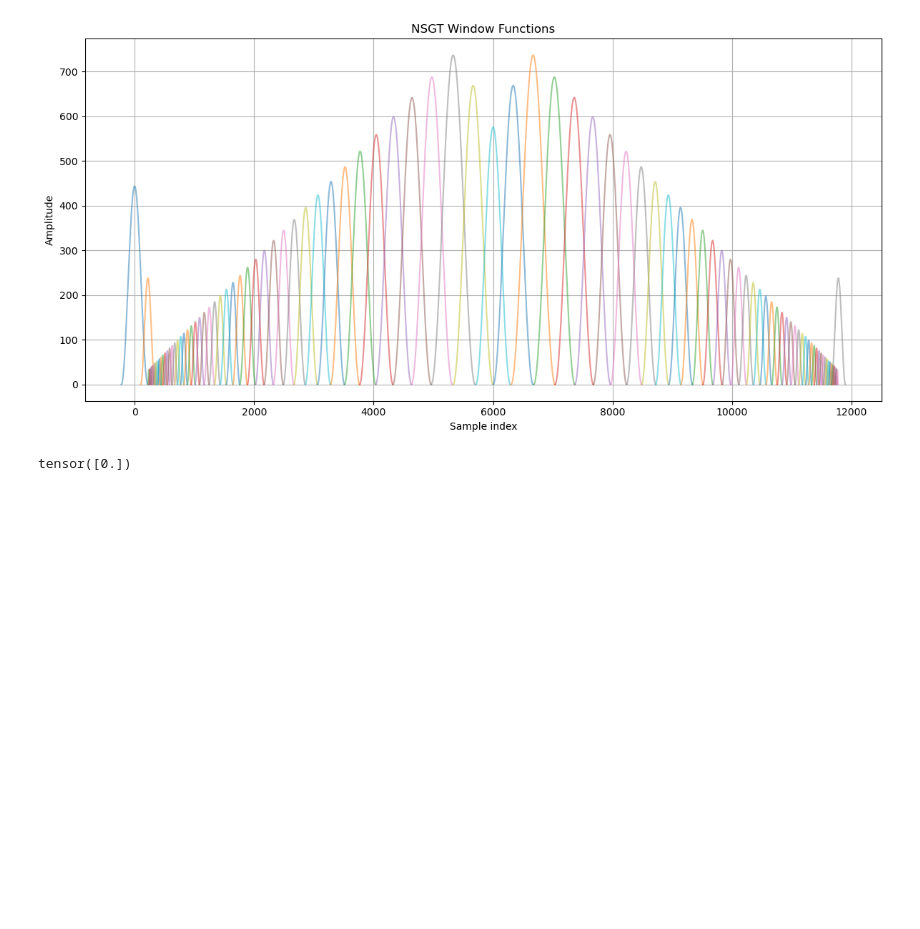
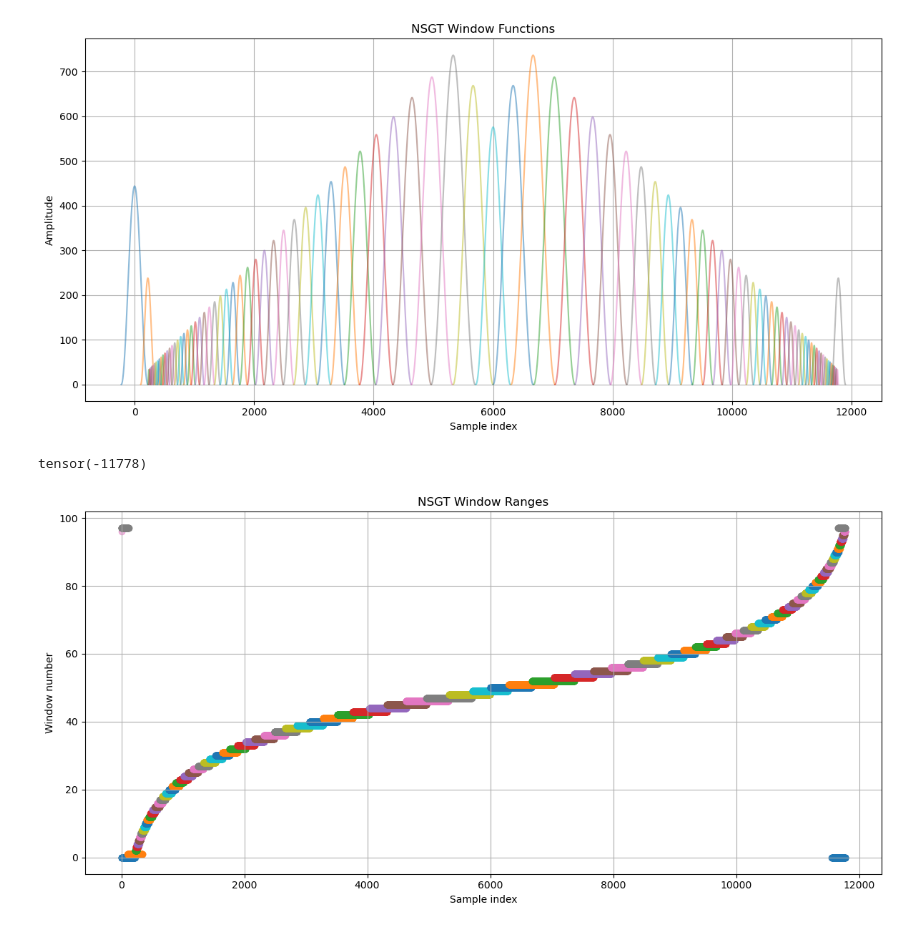
Before and after one commit to tommoED/nsgt-3, a Jupyter notebook: nsgt.ipynb, the cells around one changed output. Drawn from its saved outputs; the diff is of its cells as text; code cells hidden in the pictures; blank space fills up the shorter version.

Commit message:
add sample, progress

```diff
--- a/nsgt.ipynb
+++ b/nsgt.ipynb
@@ -194,15 +194,13 @@ All standard disclaimers apply.
 EXTERNALS : firwin
 """
 
-def nsgfwin(f : Tensor, q: Tensor, sr, Ls, min_win=4, do_warn=True, dtype=torch.float64):
+def nsgfwin(f : Tensor, q: Tensor, sr, Ls, min_win=4, do_warn=True, dtype=torch.float64) -> tuple[list, Tensor, Tensor]:
     """
     f: list of center frequencies
     q: list of Q-factors
     sr: sampling rate
     Ls: length of signal
-    # sliced: if True, use sliced windows, otherwise use non-sliced windows
     min_win: minimum window length
-    # Qvar: Q-factor variance
 
     Returns:
         g: list of window functions
@@ -296,7 +294,53 @@ def plot_nsgfwin_results(g, rfbas, M):
 f = plot_nsgfwin_results(g, rfbas, M)
 # %% [output]
 [figure]
-# %%
-torch.tensor([0.0])
-# %% [output]
-tensor([0.])
+# %%
+-rfbas[-1]
+# %% [output]
+tensor(-11778)
+# %%
+def calcwinrange(g : list, rfbas : Tensor, Ls : int):
+    shift = torch.concatenate([
+        (-rfbas[-1] % Ls).unsqueeze(0),
+        rfbas[1:]-rfbas[:-1]
+    ])
+
+    timepos = torch.cumsum(shift, 0)
+    nn = timepos[-1]
+    timepos -= shift[0] # Calculate positions from shift vector
+
+    wins = []
+    for gii,tpii in zip(g, timepos):
+        Lg = len(gii)
+        win_range = torch.arange(-(Lg//2)+tpii, Lg-(Lg//2)+tpii, dtype=int)
+        win_range %= nn
+
+        wins.append(win_range)
+
+    return wins,nn
+
+
+#================
+
+# Plot the window ranges
+wins, nn = calcwinrange(g, rfbas, Ls)
+
+fig, ax = plt.subplots(figsize=(12, 6))
+
+# Plot each window range as a scatter plot
+for i, win_range in enumerate(wins):
+    ax.scatter(win_range.cpu(), [i] * len(win_range), alpha=0.5, label=f'Window {i}')
+
+ax.set_xlabel('Sample index')
+ax.set_ylabel('Window number')
+ax.set_title('NSGT Window Ranges')
+ax.grid(True)
+
+# Only show legend if there aren't too many windows
+if len(wins) <= 10:
+    ax.legend()
+
+plt.tight_layout()
+plt.show()
+# %% [output]
+[figure, added]
```
Also changed, not shown: parts of 5 cells of this notebook, 2 other files.
